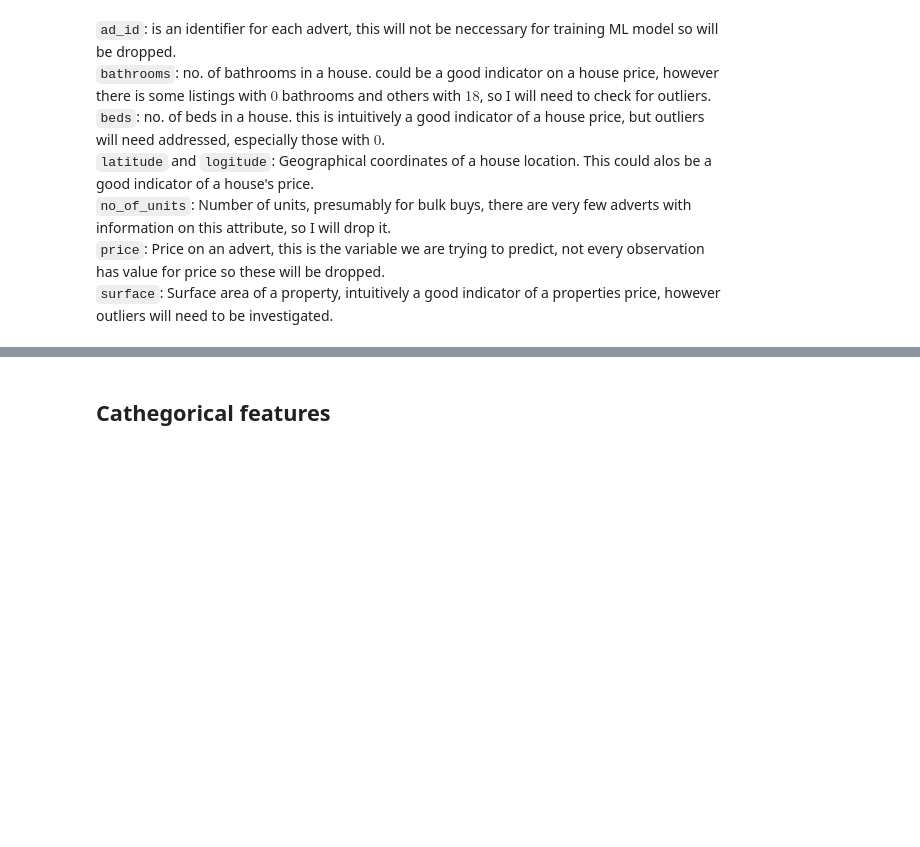
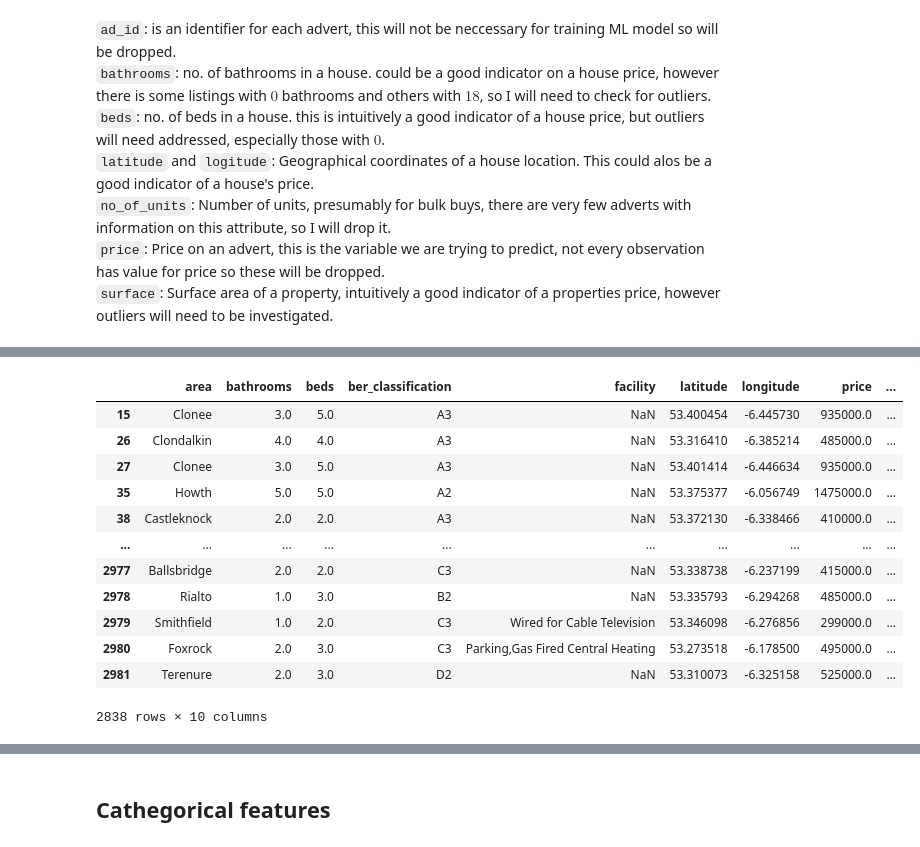
Before and after one commit to barrytl/ET5003_SEM1_2021-2, a Jupyter notebook: Week-3/ET5003_Etivity2_BarryLawton_20197772.ipynb, the cells around one changed output, grey strips where cells are left out. Drawn from its saved outputs; the diff is of its cells as text; code cells hidden in the pictures; blank space fills up the shorter version.

```diff
--- a/Week-3/ET5003_Etivity2_BarryLawton_20197772.ipynb
+++ b/Week-3/ET5003_Etivity2_BarryLawton_20197772.ipynb
@@ -251,0 +265,16 @@ df_test.drop(remove_cols, axis = 1, inplace = True)
+# %%
+df_train[(df_train.beds >0) & (df_train.beds <=6)]
+# %% [output]
+|  | area | bathrooms | beds | ber_classification | facility | latitude | longitude | price | ... |
+| 15 | Clonee | 3.0 | 5.0 | A3 | NaN | 53.400454 | -6.445730 | 935000.0 | ... |
+| 26 | Clondalkin | 4.0 | 4.0 | A3 | NaN | 53.316410 | -6.385214 | 485000.0 | ... |
+| 27 | Clonee | 3.0 | 5.0 | A3 | NaN | 53.401414 | -6.446634 | 935000.0 | ... |
+| 35 | Howth | 5.0 | 5.0 | A2 | NaN | 53.375377 | -6.056749 | 1475000.0 | ... |
+| 38 | Castleknock | 2.0 | 2.0 | A3 | NaN | 53.372130 | -6.338466 | 410000.0 | ... |
+| ... | ... | ... | ... | ... | ... | ... | ... | ... | ... |
+| 2977 | Ballsbridge | 2.0 | 2.0 | C3 | NaN | 53.338738 | -6.237199 | 415000.0 | ... |
+| 2978 | Rialto | 1.0 | 3.0 | B2 | NaN | 53.335793 | -6.294268 | 485000.0 | ... |
+| 2979 | Smithfield | 1.0 | 2.0 | C3 | Wired for Cable Television | 53.346098 | -6.276856 | 299000.0 | ... |
+| 2980 | Foxrock | 2.0 | 3.0 | C3 | Parking,Gas Fired Central Heating | 53.273518 | -6.178500 | 495000.0 | ... |
+| 2981 | Terenure | 2.0 | 3.0 | D2 | NaN | 53.310073 | -6.325158 | 525000.0 | ... |
+2838 rows × 10 columns
```
Also changed, not shown: parts of 13 cells of this notebook.
